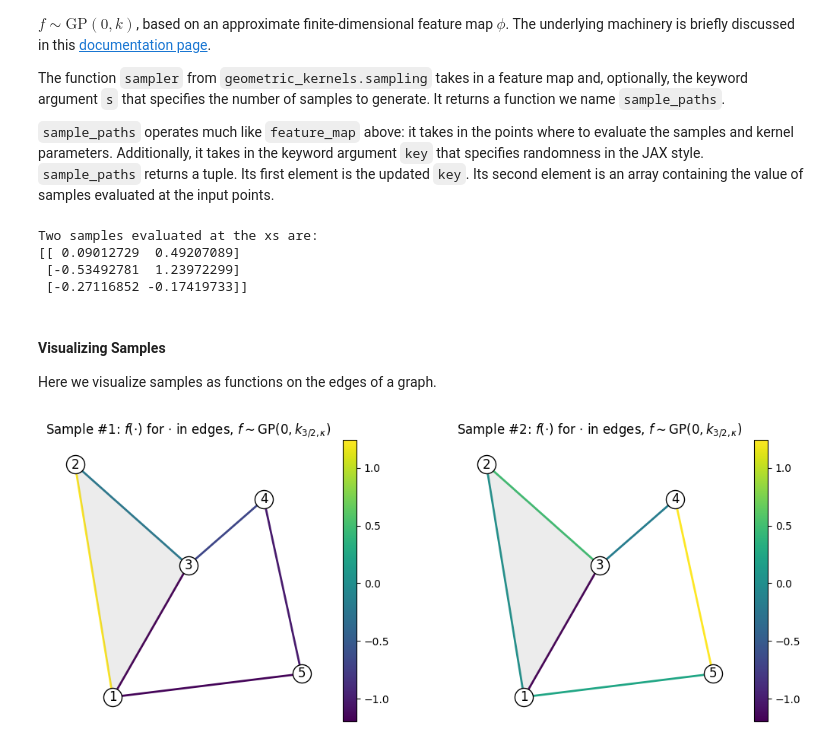
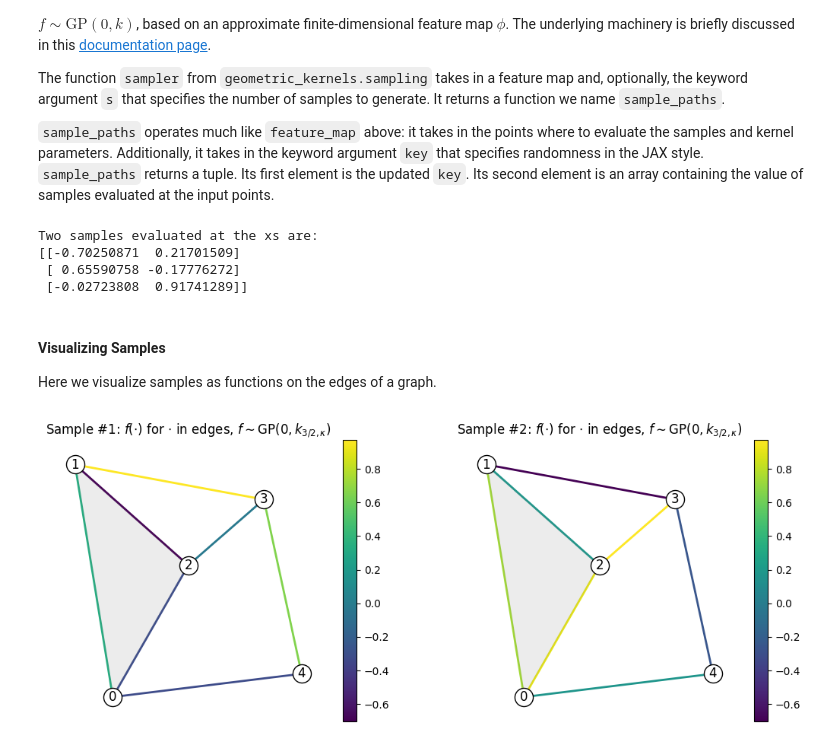
Before and after one commit to geometric-kernels/GeometricKernels, a Jupyter notebook: notebooks/GraphEdges.ipynb, the cells around one changed output. Cells and saved outputs as stored; diff of their text form; code cells hidden in the pictures.

Commit message:
Major revision of graph_edge.py [continued 3, working prototype]

```diff
--- a/notebooks/GraphEdges.ipynb
+++ b/notebooks/GraphEdges.ipynb
@@ -226,3 +276,5 @@ Using Hodge compositional kernel!
+# %%
+kernel = MaternGeometricKernel(graph_edges)
 # %% [markdown]
 check the eigenbasis and their types being either gradient, curl or harmonic
 # %% [markdown]
@@ -247,22 +299,15 @@ Keep in mind though, that the optimization problem may require finding some tria
 # %% [markdown]
 **Note**: for the Hodge-compositional kernel, we need to specify the parameters for each Hodge subspace.
 # %%
-import copy
+params["harmonic"]["lengthscale"] = np.array([0.5])
+params["gradient"]["lengthscale"] = np.array([2.0])
+params["curl"]["lengthscale"] = np.array([1.0])
 
-if use_hodge_composition:
-    params["harmonic"]["lengthscale"], params["gradient"]["lengthscale"], params["curl"]["lengthscale"] = np.array([0.5]), np.array([2.0]), np.array([1.0])
-    params_hodge_1 = copy.deepcopy(params)
-    params_hodge_2 = copy.deepcopy(params)
-    del params
-    params_hodge_1["harmonic"]["nu"], params_hodge_1["gradient"]["nu"], params_hodge_1["curl"]["nu"] = np.array([3/2]), np.array([3/2]), np.array([3/2])
-    params_hodge_2["harmonic"]["nu"], params_hodge_2["gradient"]["nu"], params_hodge_2["curl"]["nu"] = np.array([np.inf]), np.array([np.inf]), np.array([np.inf])
+params_hodge_1 = params.copy()
+params_hodge_2 = params.copy()
+del params
 
-else:
-    params["lengthscale"] = np.array([2.0])
-    params_32 = params.copy()
-    params_inf = params.copy()
-    del params
-    params_32["nu"] = np.array([3/2])
-    params_inf["nu"] = np.array([np.inf])
+params_hodge_1["harmonic"]["nu"], params_hodge_1["gradient"]["nu"], params_hodge_1["curl"]["nu"] = np.array([3/2]), np.array([3/2]), np.array([3/2])
+params_hodge_2["harmonic"]["nu"], params_hodge_2["gradient"]["nu"], params_hodge_2["curl"]["nu"] = np.array([np.inf]), np.array([np.inf]), np.array([np.inf])
 # %% [markdown]
 Now two kernels are *defined* and we proceed to evaluating both on a set of random inputs (i.e., edges).
@@ -377,0 +381,4 @@ edges = [e for e in G.edges()]
+# %%
+base_edge_idx = 1
+print(f"base_edge_idx={base_edge_idx} corresponds to the edge {graph_edges.resolve_edges(np.array([base_edge_idx])).flatten()}")
+other_edges_idx = np.arange(1, graph_edges.n_edges + 1)[:, None]
@@ -569,68 +554,56 @@ sample_paths = sampler(feature_map, s=2)
 key = np.random.RandomState(seed=1234)
 
 # new random state is returned along with the samples
-if use_hodge_composition:
-    key, samples_harmonic = sample_paths(xs, params_hodge_1['harmonic'], key=key, hodge_type='harmonic')
-    key, samples_gradient = sample_paths(xs, params_hodge_1['gradient'], key=key, hodge_type='gradient')
-    key, samples_curl = sample_paths(xs, params_hodge_1['curl'], key=key, hodge_type='curl')
-    samples = samples_harmonic + samples_gradient + samples_curl
-else:
-    key, samples = sample_paths(xs, params_32, key=key)
+key, samples = sample_paths(xs, params_hodge_1, key=key)
 
 print('Two samples evaluated at the xs are:')
 print(samples)
 # %% [output]
 Two samples evaluated at the xs are:
-[[ 0.09012729  0.49207089]
- [-0.53492781  1.23972299]
- [-0.27116852 -0.17419733]]
+[[-0.70250871  0.21701509]
+ [ 0.65590758 -0.17776272]
+ [-0.02723808  0.91741289]]
 # %% [markdown]
 #### Visualizing Samples
 Here we visualize samples as functions on the edges of a graph.
 # %%
 key = np.random.RandomState(seed=1234)
-if use_hodge_composition:
-    key, samples_harmonic = sample_paths(other_edges, params_hodge_1['harmonic'], key=key, hodge_type='harmonic')
-    key, samples_gradient = sample_paths(other_edges, params_hodge_1['gradient'], key=key, hodge_type='gradient')
-    key, samples_curl = sample_paths(other_edges, params_hodge_1['curl'], key=key, hodge_type='curl')
-    samples = samples_harmonic + samples_gradient + samples_curl
-else:
-    key, samples = sample_paths(other_edges, params_32, key=key)
+key, samples = sample_paths(other_edges_idx, params_hodge_1, key=key)
 
 sample1 = samples[:, 0]
 sample2 = samples[:, 1]
 
 cmap = plt.get_cmap('viridis')
 
 # Set the colorbar limits:
 vmin = min(sample1.min(), sample2.min())
 vmax = max(sample1.max(), sample2.max())
 
 
 fig, (ax1, ax2) = plt.subplots(1, 2, figsize=(12.8, 4.8))
 
 # Plot sample #1
-nx.draw(G, pos=pos, ax=ax1, cmap=cmap, edge_color=sample1,
-        vmin=vmin, vmax=vmax, **options)
+nx.draw(nx_graph, pos=pos, ax=ax1, cmap=cmap, edge_color=sample1,
+        vmin=vmin, vmax=vmax, **graph_vis_options)
 ax1.fill([0, -1, 2], [0, 0.3, 0.17], "gray", alpha=0.15)
 sm = plt.cm.ScalarMappable(cmap=cmap,
                            norm=plt.Normalize(vmin=vmin, vmax=vmax))
 cbar = plt.colorbar(sm, ax=ax1)
 ax1.set_title('Sample #1: $f(\cdot)$ for $\cdot$ in edges, $f \sim \mathrm{GP}(0, k_{3/2, \kappa})$')
 
 
 # Plot sample #2
-nx.draw(G, pos=pos, ax=ax2, cmap=cmap, edge_color=sample2,
-        vmin=vmin, vmax=vmax, **options)
+nx.draw(nx_graph, pos=pos, ax=ax2, cmap=cmap, edge_color=sample2,
+        vmin=vmin, vmax=vmax, **graph_vis_options)
 ax2.fill([0, -1, 2], [0, 0.3, 0.17], "gray", alpha=0.15)
 sm = plt.cm.ScalarMappable(cmap=cmap,
                            norm=plt.Normalize(vmin=vmin, vmax=vmax))
 cbar = plt.colorbar(sm, ax=ax2)
 ax2.set_title('Sample #2: $f(\cdot)$ for $\cdot$ in edges, $f \sim \mathrm{GP}(0, k_{3/2, \kappa})$')
 
 plt.show()
 # %% [output]
-[figure, old version]
+[figure, new version]
 # %% [markdown]
 ## Citation
 
```
Also changed, not shown: parts of 54 cells of this notebook, 8 other files.
